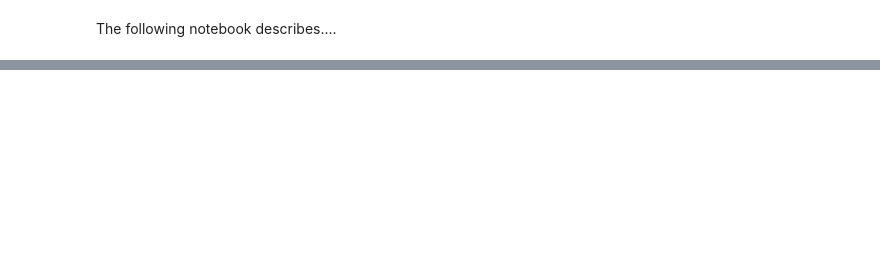
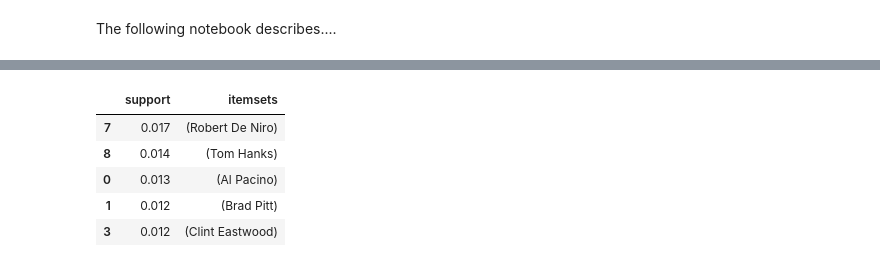
Before and after one commit to Diego-LeivaC/market-leiva, a Jupyter notebook: market-notebook.ipynb, the cells around one changed output, grey strips where cells are left out. Drawn from its saved outputs; the diff is of its cells as text; code cells hidden in the pictures; blank space fills up the shorter version.

Commit message:
Second progress: Data analysis and A-priori algorithm

```diff
--- a/market-notebook.ipynb
+++ b/market-notebook.ipynb
@@ -32,0 +75,2 @@ data.head()
+# %%
+transactions = data[['Star1','Star2','Star3','Star4']].values.tolist()
@@ -32,0 +90,7 @@ data.head()
+# %%
+from mlxtend.preprocessing import TransactionEncoder
+from mlxtend.frequent_patterns import apriori
+
+transaction_encoder = TransactionEncoder() # Creates an object that can transform data (actor names) to a mathematic format.
+te_array = transaction_encoder.fit(transactions).transform(transactions) # Convert the variable "transactions", transforming it in Falso/True.
+data_encoded = pd.DataFrame(te_array, columns=transaction_encoder.columns_) # Convert the matrix into a table
@@ -32,0 +107,11 @@ data.head()
+# %%
+frequent_combinations = apriori(data_encoded, min_support=0.01, use_colnames=True) # Execution of the a-priori algorithm,
+# only returns combinations that appears in at least 0.01 (1%) of films, showing the name of the actors.
+frequent_combinations.sort_values("support", ascending=False).head() # Orders by frequency, showing the first results (most frequent actors)
+# %% [output]
+|  | support | itemsets |
+| 7 | 0.017 | (Robert De Niro) |
+| 8 | 0.014 | (Tom Hanks) |
+| 0 | 0.013 | (Al Pacino) |
+| 1 | 0.012 | (Brad Pitt) |
+| 3 | 0.012 | (Clint Eastwood) |
```
Also changed, not shown: parts of 27 cells of this notebook.
